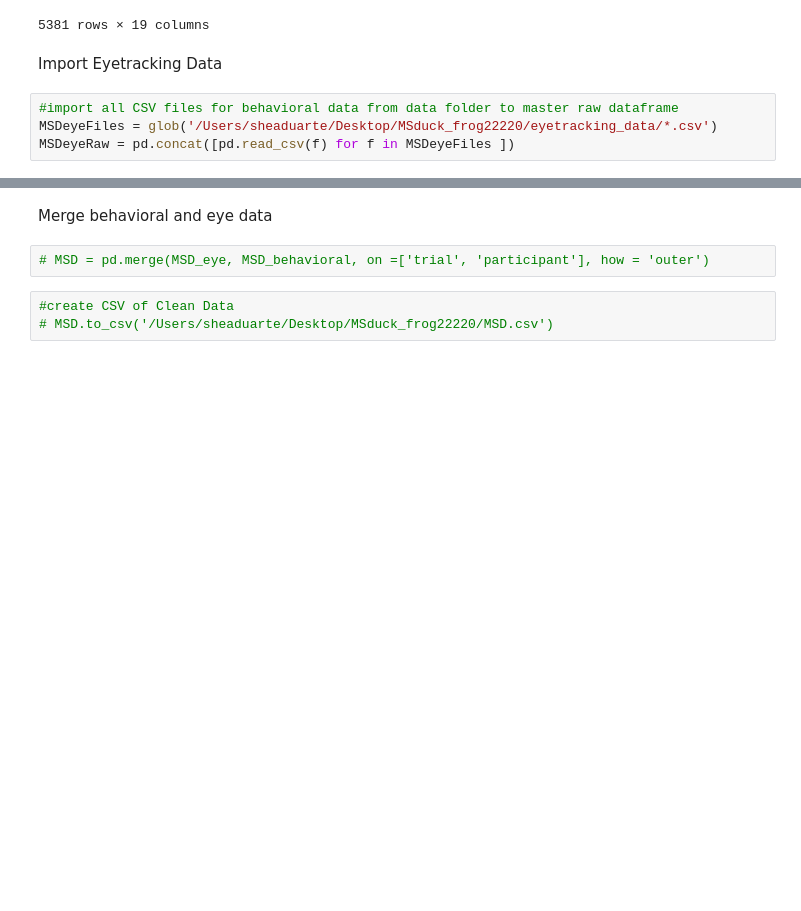
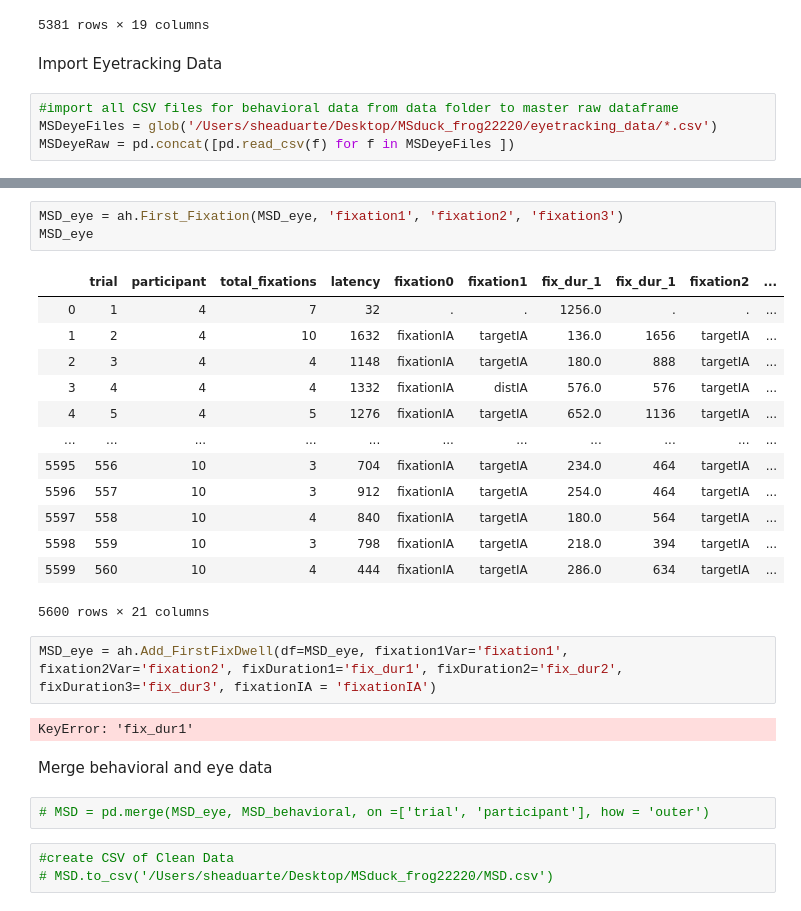
Before and after one commit to sheaduarte/PSC-290-Python-Final-Project, a Jupyter notebook: MSD_Data_Cleaning.ipynb, the cells around one changed output, grey strips where cells are left out. Cells and saved outputs as stored; diff of their text form; blank space fills up the shorter version.

```diff
--- a/MSD_Data_Cleaning.ipynb
+++ b/MSD_Data_Cleaning.ipynb
@@ -76,3 +113,24 @@ MSDeyeRaw = ah.rename_columns('/Users/sheaduarte/Desktop/School/PSC290python/PSC
+# %%
+MSD_eye = ah.First_Fixation(MSD_eye, 'fixation1', 'fixation2', 'fixation3')
+MSD_eye
+# %% [output]
+|  | trial | participant | total_fixations | latency | fixation0 | fixation1 | fix_dur_1 | fix_dur_1 | fixation2 | ... |
+| 0 | 1 | 4 | 7 | 32 | . | . | 1256.0 | . | . | ... |
+| 1 | 2 | 4 | 10 | 1632 | fixationIA | targetIA | 136.0 | 1656 | targetIA | ... |
+| 2 | 3 | 4 | 4 | 1148 | fixationIA | targetIA | 180.0 | 888 | targetIA | ... |
+| 3 | 4 | 4 | 4 | 1332 | fixationIA | distIA | 576.0 | 576 | targetIA | ... |
+| 4 | 5 | 4 | 5 | 1276 | fixationIA | targetIA | 652.0 | 1136 | targetIA | ... |
+| ... | ... | ... | ... | ... | ... | ... | ... | ... | ... | ... |
+| 5595 | 556 | 10 | 3 | 704 | fixationIA | targetIA | 234.0 | 464 | targetIA | ... |
+| 5596 | 557 | 10 | 3 | 912 | fixationIA | targetIA | 254.0 | 464 | targetIA | ... |
+| 5597 | 558 | 10 | 4 | 840 | fixationIA | targetIA | 180.0 | 564 | targetIA | ... |
+| 5598 | 559 | 10 | 3 | 798 | fixationIA | targetIA | 218.0 | 394 | targetIA | ... |
+| 5599 | 560 | 10 | 4 | 444 | fixationIA | targetIA | 286.0 | 634 | targetIA | ... |
+5600 rows × 21 columns
+# %%
+MSD_eye = ah.Add_FirstFixDwell(df=MSD_eye, fixation1Var='fixation1', fixation2Var='fixation2', fixDuration1='fix_dur1', fixDuration2='fix_dur2', fixDuration3='fix_dur3', fixationIA = 'fixationIA')
+# %% [output]
+KeyError: 'fix_dur1'
 # %% [markdown]
 Merge behavioral and eye data
 # %%
```
Also changed, not shown: parts of 4 cells of this notebook, 1 other file.
